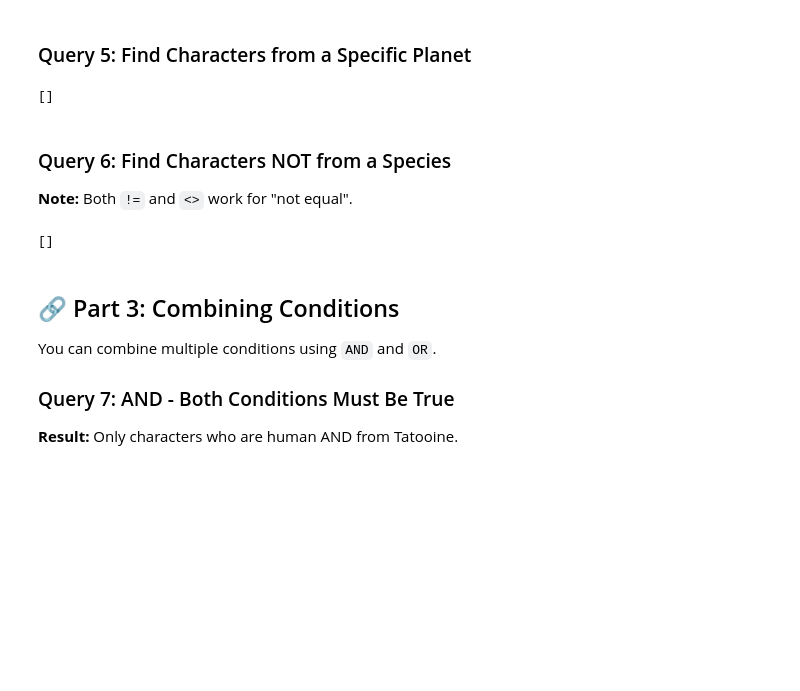
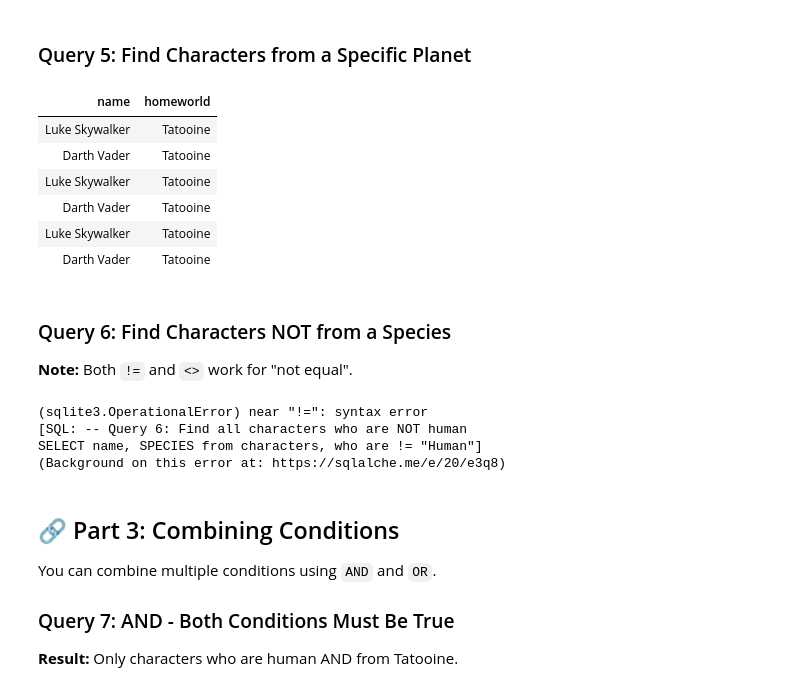
Before and after one commit to TempeHS/2025CT_SQL_Zaif.K, a Jupyter notebook: lessons/lesson2_queries.ipynb, the cells around one changed output. Cells and saved outputs as stored; diff of their text form; code cells hidden in the pictures; blank space fills up the shorter version.

```diff
--- a/lessons/lesson2_queries.ipynb
+++ b/lessons/lesson2_queries.ipynb
@@ -212,8 +229,15 @@ SELECT*
 # %%
 %%sql
 -- Query 5: Find all characters from Tatooine
+SELECT name, homeworld FROM characters WHERE homeworld= "Tatooine";
 # %% [output]
-[]
+| name | homeworld |
+| Luke Skywalker | Tatooine |
+| Darth Vader | Tatooine |
+| Luke Skywalker | Tatooine |
+| Darth Vader | Tatooine |
+| Luke Skywalker | Tatooine |
+| Darth Vader | Tatooine |
 # %% [markdown]
 ### Query 6: Find Characters NOT from a Species
 
@@ -221,8 +245,12 @@ SELECT*
 # %%
 %%sql
 -- Query 6: Find all characters who are NOT human
+SELECT name, SPECIES from characters, who are != "Human"
 # %% [output]
-[]
+(sqlite3.OperationalError) near "!=": syntax error
+[SQL: -- Query 6: Find all characters who are NOT human
+SELECT name, SPECIES from characters, who are != "Human"]
+(Background on this error at: https://sqlalche.me/e/20/e3q8)
 # %% [markdown]
 ## 🔗 Part 3: Combining Conditions
 
```
Also changed, not shown: parts of 4 cells of this notebook.
